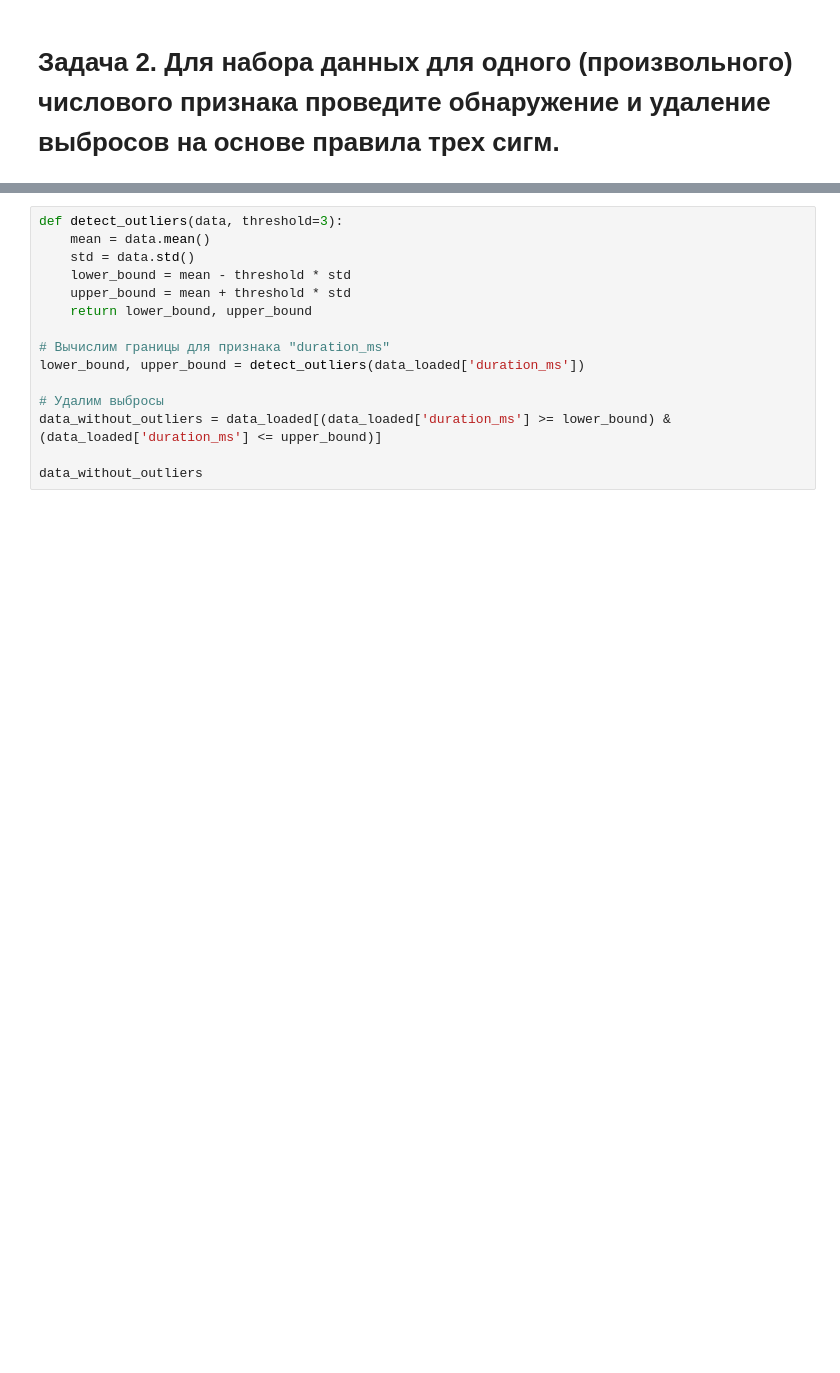
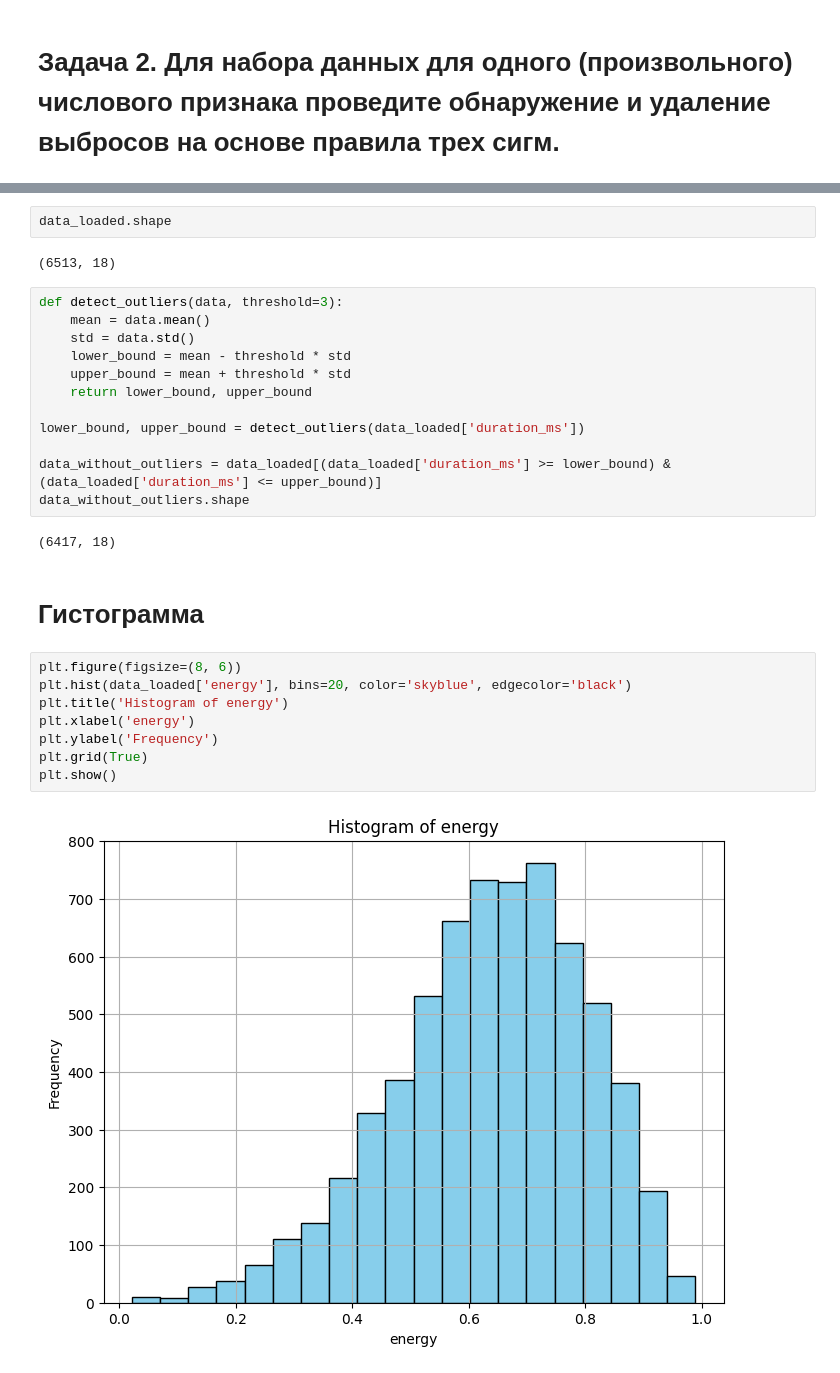
Before and after one commit to AwCheddy/bmstu, a Jupyter notebook: rk1/rk1.ipynb, the cells around one changed output, grey strips where cells are left out. Drawn from its saved outputs; the diff is of its cells as text; blank space fills up the shorter version.

```diff
--- a/rk1/rk1.ipynb
+++ b/rk1/rk1.ipynb
@@ -80,6 +76,10 @@ data_loaded.head()
 | 2 | The Killers | Mr. Brightside | Island Records | C#/Db | Major | 4 beats | 0.352 | 0.911 | ... |
 | 3 | Cardi B, Chance the Rapper | Best Life (feat. Chance The Rapper) | Atlantic/KSR | A | Major | 4 beats | 0.620 | 0.625 | ... |
 | 4 | Post Malone, The Weeknd | One Right Now (with The Weeknd) | Republic Records | C#/Db | Major | 4 beats | 0.687 | 0.781 | ... |
+# %%
+data_loaded.shape
+# %% [output]
+(6513, 18)
 # %%
 def detect_outliers(data, threshold=3):
     mean = data.mean()
@@ -88,10 +88,21 @@ def detect_outliers(data, threshold=3):
     upper_bound = mean + threshold * std
     return lower_bound, upper_bound
 
-# Вычислим границы для признака "duration_ms"
 lower_bound, upper_bound = detect_outliers(data_loaded['duration_ms'])
 
-# Удалим выбросы
 data_without_outliers = data_loaded[(data_loaded['duration_ms'] >= lower_bound) & (data_loaded['duration_ms'] <= upper_bound)]
-
-data_without_outliers
+data_without_outliers.shape
+# %% [output]
+(6417, 18)
+# %% [markdown]
+# Гистограмма
+# %%
+plt.figure(figsize=(8, 6))
+plt.hist(data_loaded['energy'], bins=20, color='skyblue', edgecolor='black')
+plt.title('Histogram of energy')
+plt.xlabel('energy')
+plt.ylabel('Frequency')
+plt.grid(True)
+plt.show()
+# %% [output]
+[figure, added]
```
Also changed, not shown: parts of 1 cell of this notebook, 1 other file.
